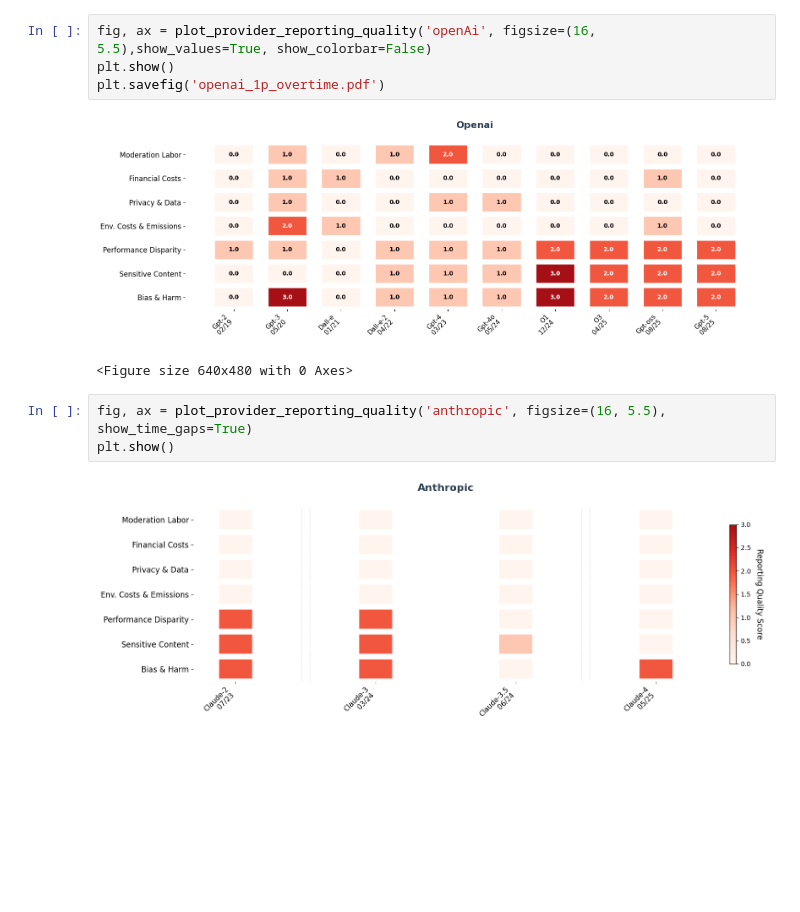
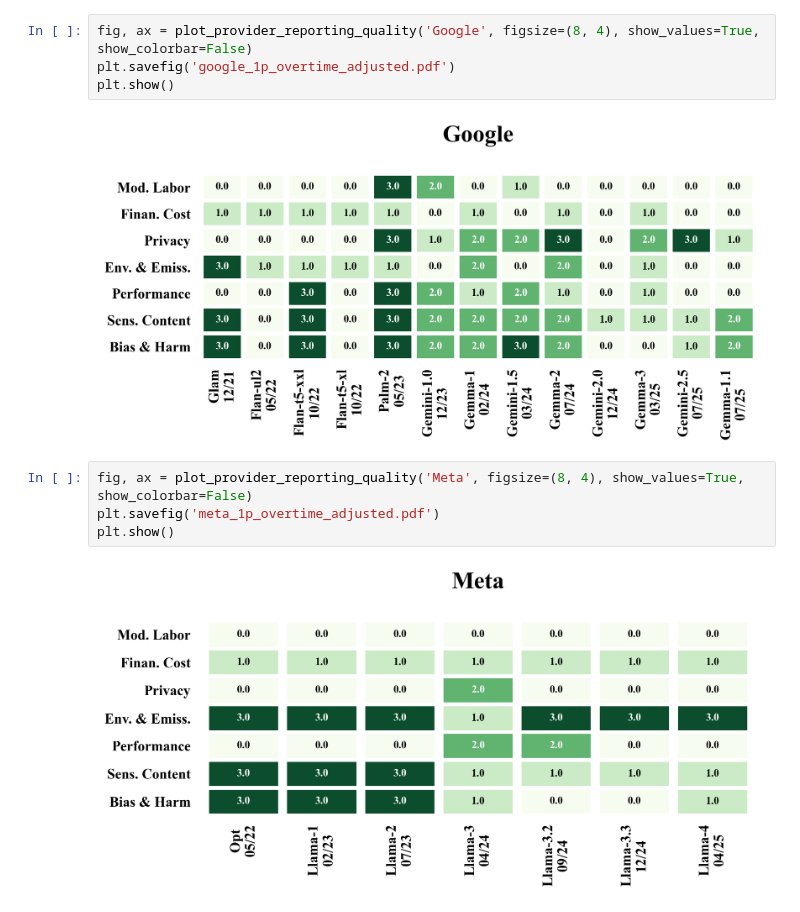
Before and after one commit to evaleval/social_impact_eval_annotations_code, a Jupyter notebook: notebooks/wmwm_time_series_plots.ipynb, the cells around one changed output. Drawn from its saved outputs; the diff is of its cells as text; blank space fills up the shorter version.

```diff
--- a/notebooks/wmwm_time_series_plots.ipynb
+++ b/notebooks/wmwm_time_series_plots.ipynb
@@ -422,14 +216,14 @@ def plot_provider_reporting_quality(provider_name, df_path="MAIN_ANNOTATIONS_MER
     return fig, ax
 # %%
-fig, ax = plot_provider_reporting_quality('openAi', figsize=(16, 5.5),show_values=True, show_colorbar=False)
+fig, ax = plot_provider_reporting_quality('Google', figsize=(8, 4), show_values=True, show_colorbar=False)
+plt.savefig('google_1p_overtime_adjusted.pdf')
 plt.show()
-plt.savefig('openai_1p_overtime.pdf')
 # %% [output]
-[figure, old version]
+[figure, new version]
-<Figure size 640x480 with 0 Axes>
 # %%
-fig, ax = plot_provider_reporting_quality('anthropic', figsize=(16, 5.5), show_time_gaps=True)
+fig, ax = plot_provider_reporting_quality('Meta', figsize=(8, 4), show_values=True, show_colorbar=False)
+plt.savefig('meta_1p_overtime_adjusted.pdf')
 plt.show()
 # %% [output]
-[figure, old version]
+[figure, new version]
 # %%
```
Also changed, not shown: parts of 10 cells of this notebook.
